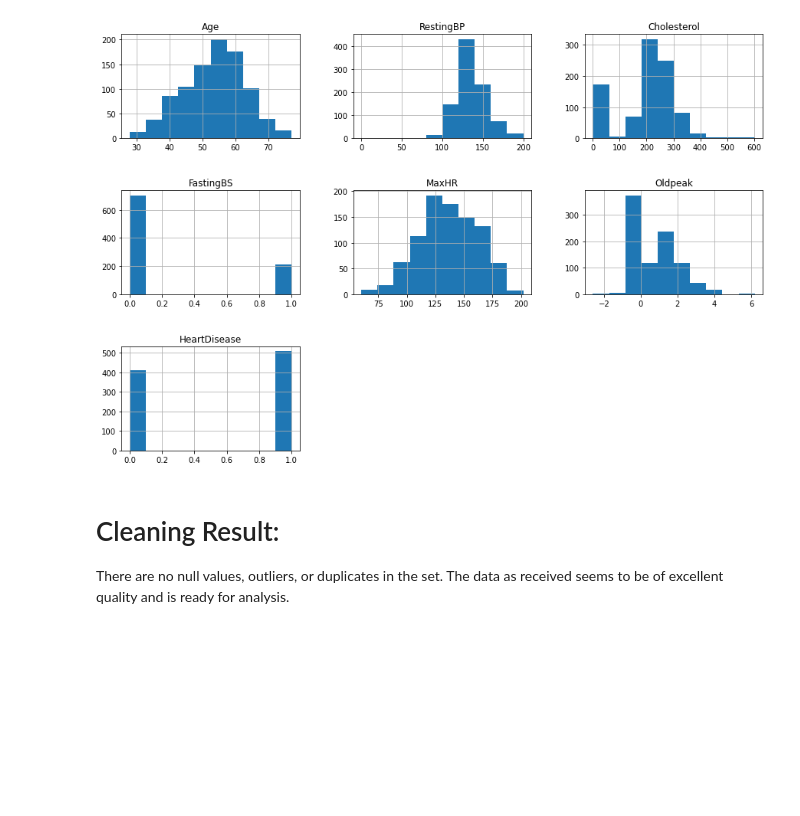
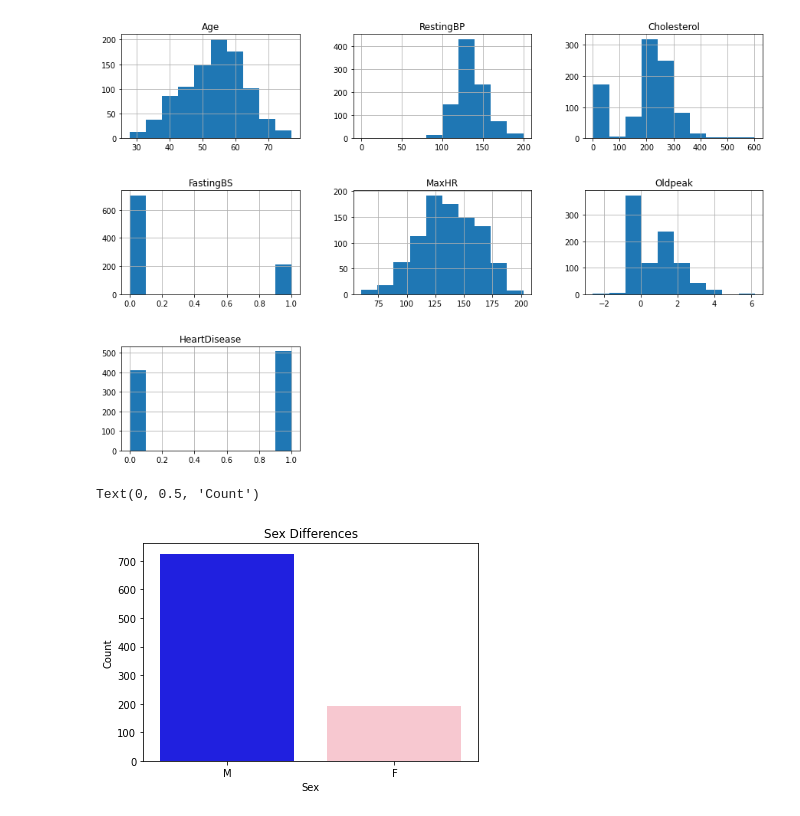
Before and after one commit to ewashley/Heart-Failure-Capstone, a Jupyter notebook: heart_data.ipynb, the cells around one changed output. Cells and saved outputs as stored; diff of their text form; code cells hidden in the pictures; blank space fills up the shorter version.

```diff
--- a/heart_data.ipynb
+++ b/heart_data.ipynb
@@ -104,7 +107,12 @@ heart_data.hist(figsize= (15,10))
 plt.subplots_adjust(hspace=0.5)
 # %% [output]
 [figure]
-# %% [markdown]
-# Cleaning Result:
-
-There are no null values, outliers, or duplicates in the set. The data as received seems to be of excellent quality and is ready for analysis.
+# %%
+## Let's do some EDA
+sns.countplot(data=heart_data,x='Sex' , palette=['blue','pink']);
+plt.title('Sex Differences')
+plt.xlabel('Sex')
+plt.ylabel('Count')
+# %% [output]
+Text(0, 0.5, 'Count')
+[figure, added]
```
Also changed, not shown: parts of 7 cells of this notebook.
